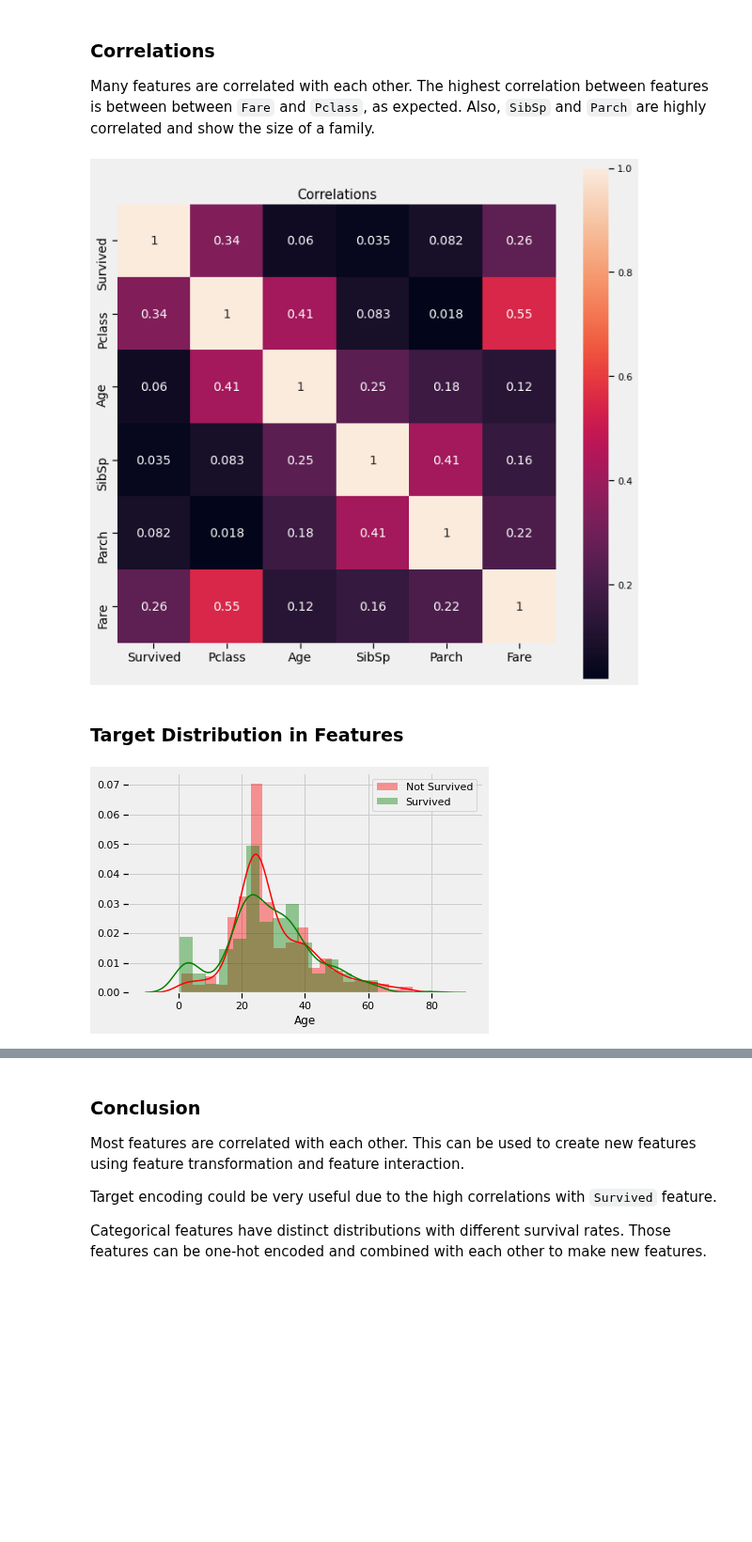
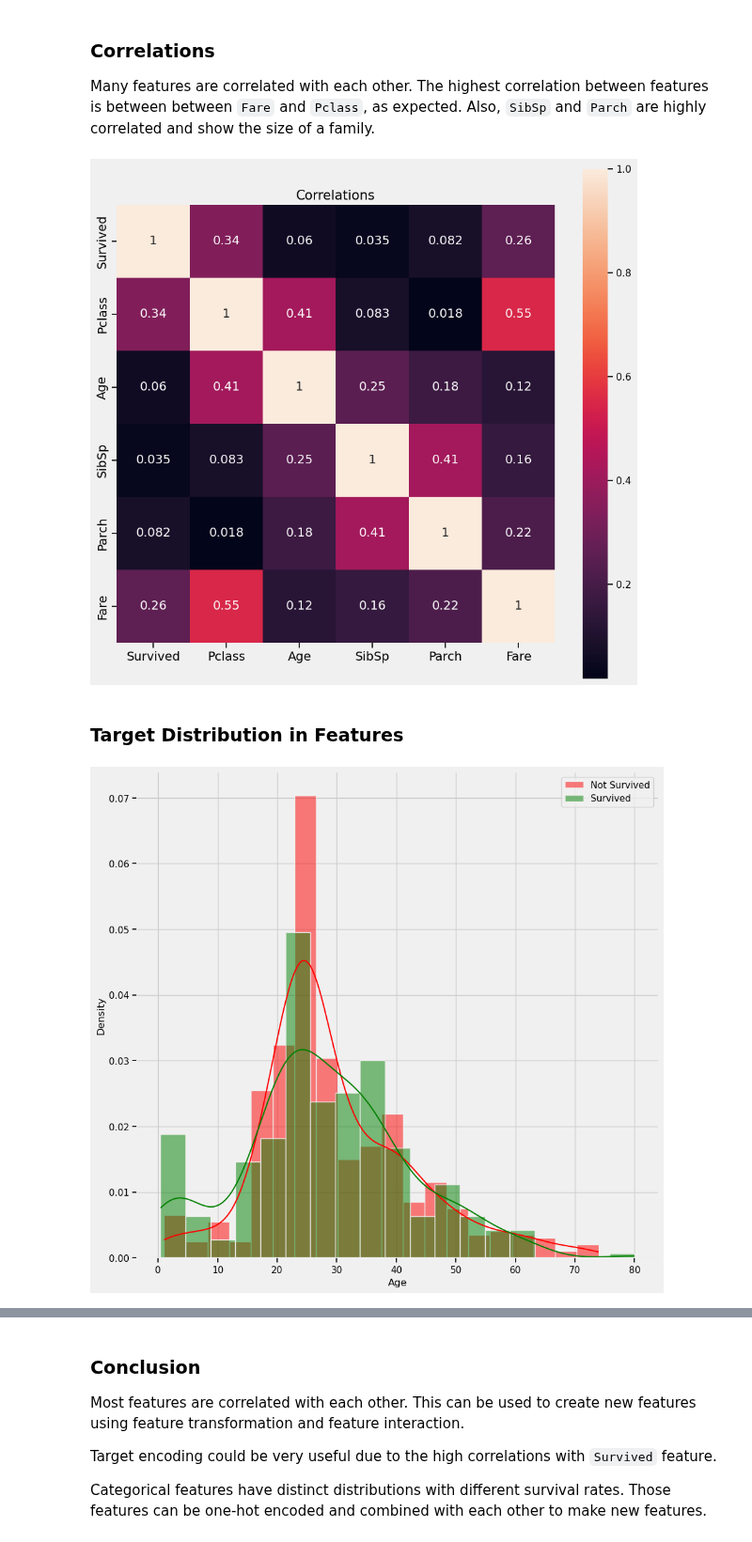
Before and after one commit to CME538/CME538-material, a Jupyter notebook: tutorials/tutorial9/tutorial9_complete.ipynb, the cells around one changed output, grey strips where cells are left out. Shown at 94% size. Saved outputs shown, nothing was run; the diff lists cells and outputs as text; code cells hidden in the pictures; blank space fills up the shorter version.

```diff
--- a/tutorials/tutorial9/tutorial9_complete.ipynb
+++ b/tutorials/tutorial9/tutorial9_complete.ipynb
@@ -205,8 +207,10 @@ Name: Age, dtype: float64
 # %% [markdown]
 They seem like meaningful categories, so let's keep that. The higher `Pclass`, the higher the median `Age` for both males and females. However, females tend to have slightly lower median `Age` than males. Now, let's fill the missing values in `age` feature by the above values.
 # %%
-# Filling the missing values in Age with the medians of Sex and Pclass groups
-df_titanic['Age'] = df_titanic.groupby(['Sex', 'Pclass'])['Age'].apply(lambda x: x.fillna(x.median()))
+# Filling missing 'Age' values within each 'Sex' and 'Pclass' group using the median
+df_titanic['Age'] = df_titanic.groupby(['Sex', 'Pclass'])['Age'].transform(lambda x: x.fillna(x.median()))
+
+# Checking for remaining missing values
 df_titanic.isnull().sum()
 # %% [output]
 Survived      0
@@ -276,7 +292,9 @@ Many features are correlated with each other. The highest correlation between fe
 # %%
 fig, axs = plt.subplots( figsize=(10, 10))
 
-sns.heatmap(df_titanic.corr().abs(), annot=True, square=True, annot_kws={'size': 14})
+df_titanic_numeric = df_titanic.select_dtypes(include='number')
+
+sns.heatmap(df_titanic_numeric.corr().abs(), annot=True, square=True, annot_kws={'size': 14})
 axs.tick_params(axis='x', labelsize=14)
 axs.tick_params(axis='y', labelsize=14)
 
@@ -284,18 +302,20 @@ axs.set_title('Correlations', size=15)
 
 plt.show()
 # %% [output]
-[figure, old version]
+[figure, new version]
 # %% [markdown]
 ### **Target Distribution in Features**
 # %%
-# fig, ax = plt.subplots(figsize=(10, 10))
+# Setting up the figure
+fig, ax = plt.subplots(figsize=(10, 10))
 
-# Distribution of survival in feature
-sns.distplot(df_titanic[df_titanic['Survived'] != 1]['Age'], color = 'red', label='Not Survived', hist=True)
-sns.distplot(df_titanic[df_titanic['Survived'] == 1]['Age'], color = 'green', label='Survived', hist=True)
+# Distribution of Age by Survival status
+sns.histplot(df_titanic[df_titanic['Survived'] != 1]['Age'], color='red', label='Not Survived', kde=True, stat='density',ax=ax)
+sns.histplot(df_titanic[df_titanic['Survived'] == 1]['Age'], color='green', label='Survived', kde=True, stat='density', ax=ax)
+
+# Adding legend and showing plot
 plt.legend()
-
 plt.show()
 # %% [output]
-[figure, old version]
+[figure, new version]
 # %%
```
Also changed, not shown: parts of 22 cells of this notebook, 1 other file.
